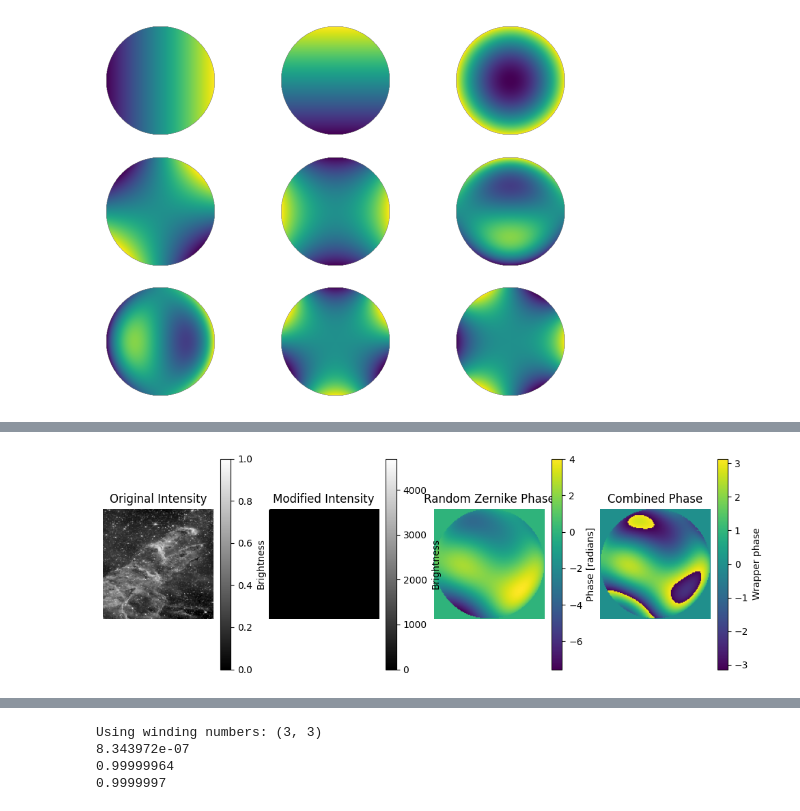
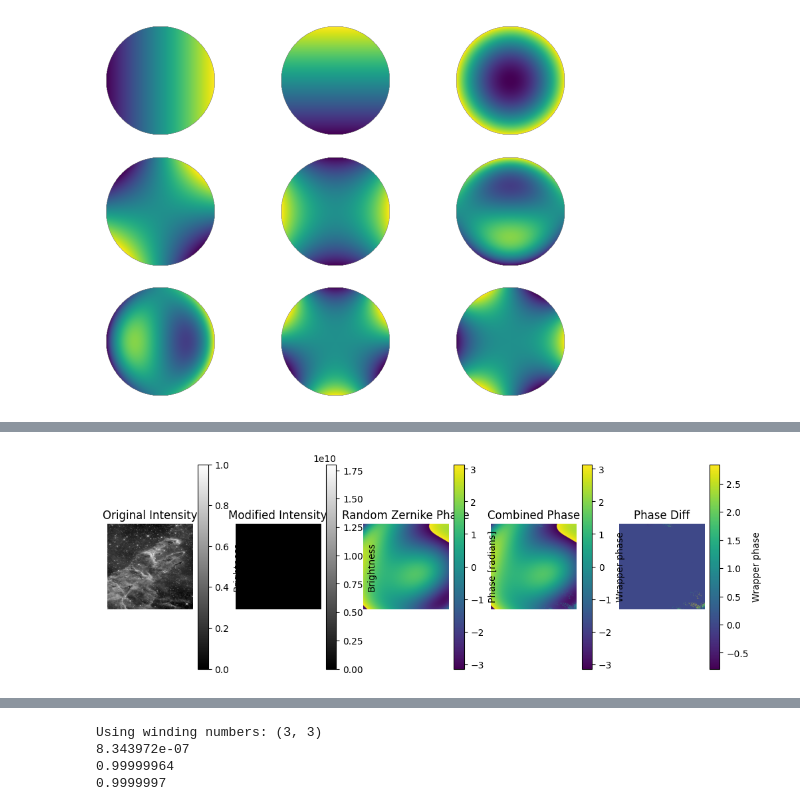
Before and after one commit to cbrabes/phastphase, a Jupyter notebook: generation_notebook.ipynb, the cells around one changed output, grey strips where cells are left out. Cells and saved outputs as stored; diff of their text form; code cells hidden in the pictures.

```diff
--- a/generation_notebook.ipynb
+++ b/generation_notebook.ipynb
@@ -102,7 +102,7 @@ plt.show()
 from phastphase.data_generation import data_generation_utils
 
 import cv2 as cv
-#import numpy as np
+import numpy as np
 import matplotlib.pyplot as plt
 import jax.numpy as jnp
 import jax
@@ -110,7 +110,7 @@ import jax
 jax.config.update('jax_enable_x64', True)
 
 # Generate unit disk mask
-N = 128
+N = 512
 y, x = jnp.linspace(-1, 1, N), jnp.linspace(-1, 1, N)
 X, Y = jnp.meshgrid(x, y)
 rho = jnp.sqrt(X**2 + Y**2)
@@ -124,41 +124,57 @@ image = cv.resize(image,(N,N))
 intensity = jnp.asarray(image)
 intensity = intensity / jnp.max(intensity)
 
+magnitude = jnp.sqrt(intensity)
 intensity_orignal = intensity.astype(float).copy()
 
 # plt.imshow(pillars, cmap='gray', origin='lower')
 # data_generation_utils.add_gaussian_spot(intensity)
-intensity = data_generation_utils.add_heaviside_spot(intensity, x0=0, y0=0, radius = 1, amplitude_multiplier=1)
+magnitude = data_generation_utils.add_delta_spot(magnitude, x0=0, y0=0, radius = 1, amplitude_multiplier=1)
 
 # Generate phase map
 # phase_map = data_generation_utils.generate_zernike_phase_map((N,N), min_j=4, max_j=4, aperature="circular")
-phase_map = data_generation_utils.generate_zernike_phase_map((N, N), aperature="circular")
+phase_map = data_generation_utils.generate_zernike_phase_map((N, N), aperature="cropped")
 # phase_map += intensity_orignal
+phase_map = phase_map.at[0,0].set(0)
+
+# phase_map_np = np.asarray(phase_map)
+# magnitude_np = np.asarray(magnitude)
+# E_np = E = magnitude_np * np.exp(1j * phase_map_np)
 
 # Combine into complex field
-E = jnp.sqrt(intensity) * jnp.exp(1j * phase_map)
+# phase_map = phase_map.astype(jnp.float64)
+# E = (magnitude.astype(jnp.float64) + 1e-12) * jnp.exp(1j * phase_map)
 
-fig, ax = plt.subplots(1, 4, figsize=(12, 4))
+E = magnitude * jnp.exp(1j * phase_map)
+diff_map = jnp.angle(E) - phase_map
+diff_mask = diff_map != 0
+
+fig, ax = plt.subplots(1, 5, figsize=(12, 4))
 
 im = ax[0].imshow(intensity_orignal, cmap='gray')
 ax[0].set_title("Original Intensity")
 fig.colorbar(im, label='Brightness', ax=ax[0])
 ax[0].axis('off')
 
-im = ax[1].imshow(intensity, cmap='gray')
+im = ax[1].imshow(magnitude ** 2, cmap='gray')
 ax[1].set_title("Modified Intensity")
 fig.colorbar(im, label='Brightness', ax=ax[1])
 ax[1].axis('off')
 
-im = ax[2].imshow(phase_map, origin='lower')#, extent=(-1, 1, -1, 1))
+im = ax[2].imshow(phase_map)
 ax[2].set_title("Random Zernike Phase")
 fig.colorbar(im, label='Phase [radians]', ax=ax[2])
 ax[2].axis('off')
 
-im = ax[3].imshow(jnp.angle(E), origin='lower')
+im = ax[3].imshow(jnp.angle(E))
 ax[3].set_title("Combined Phase")
 fig.colorbar(im, label='Wrapper phase', ax=ax[3])
 ax[3].axis('off')
 
+im = ax[4].imshow(diff_map)
+ax[4].set_title("Phase Diff")
+fig.colorbar(im, label='Wrapper phase', ax=ax[4])
+ax[4].axis('off')
+
 plt.show()
 # %% [output]
@@ -166,4 +181,4 @@ WARNING:2025-11-06 00:21:31,633:jax._src.xla_bridge:864: An NVIDIA GPU may be pr
-[figure, old version]
+[figure, new version]
 # %%
 from phastphase.retrieval_jax import refine, retrieve
 import jax.numpy as jnp
```
Also changed, not shown: parts of 3 cells of this notebook, 13 other files.
